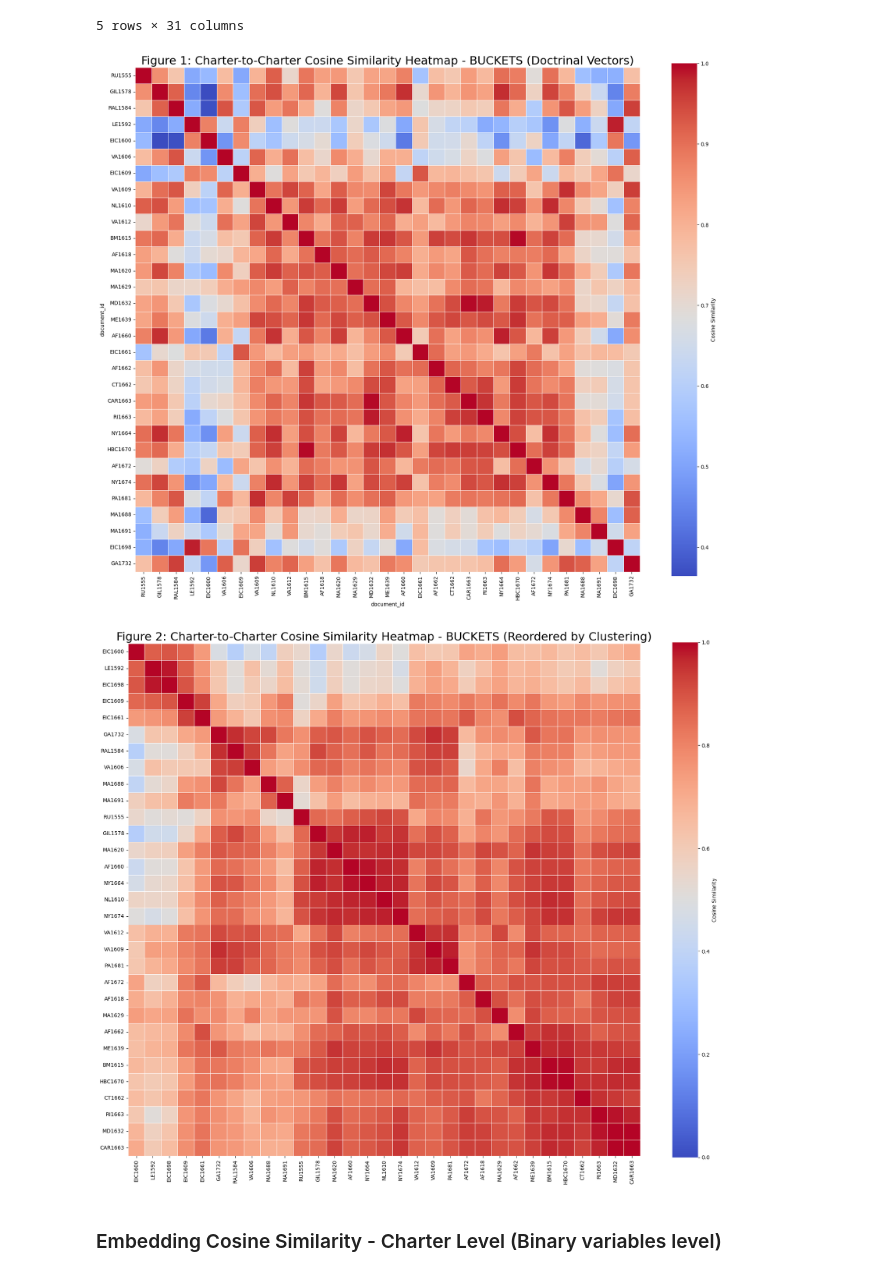
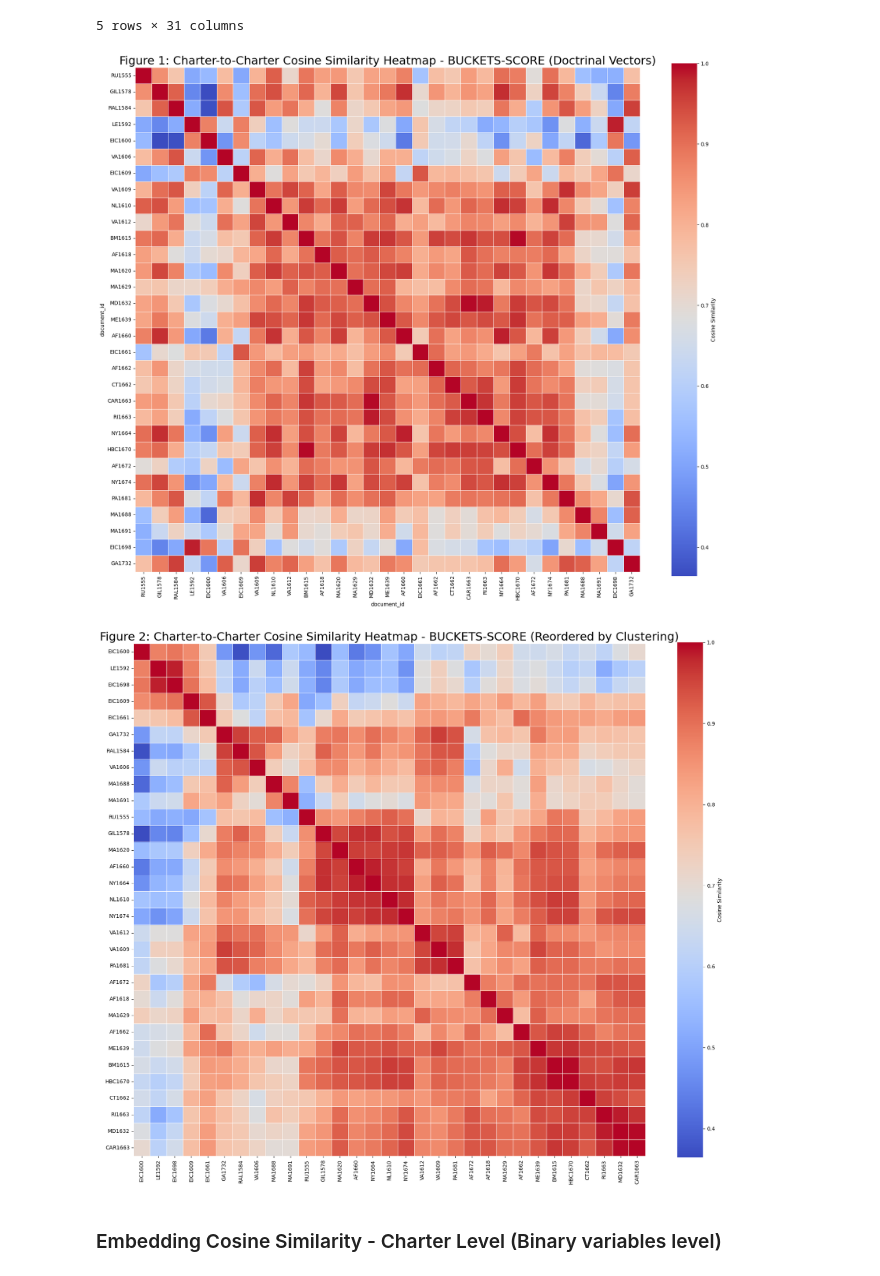
Before and after one commit to OmerNir2/For-Oren, a Jupyter notebook: Embedding_Analysis.ipynb, the cells around one changed output. Saved outputs shown, nothing was run; the diff lists cells and outputs as text; code cells hidden in the pictures.

```diff
--- a/Embedding_Analysis.ipynb
+++ b/Embedding_Analysis.ipynb
@@ -343,44 +343,43 @@ sns.heatmap(
     cbar_kws={'label': 'Cosine Similarity', 'shrink': 0.77},
     linewidths=0.5
 )
-plt.title("Figure 1: Charter-to-Charter Cosine Similarity Heatmap - BUCKETS (Doctrinal Vectors)", fontsize=22)
+plt.title("Figure 1: Charter-to-Charter Cosine Similarity Heatmap - BUCKETS-SCORE (Doctrinal Vectors)", fontsize=22)
 plt.xticks(rotation=90, fontsize=10)
 plt.yticks(rotation=0, fontsize=10)
 plt.tight_layout()
 plt.show()
 # %% [output]
-[figure, old version]
+[figure, new version]
 # %%
 # Step 1: Extract doctrinal vectors
 X = df_anaylsis.values
 
 # Step 2: Compute cosine similarity
 cos_sim_matrix = cosine_similarity(X)
 
 # Step 3: Hierarchical clustering to get optimal order
 linkage_matrix = linkage(1 - cos_sim_matrix, method='average')
 optimal_order = leaves_list(linkage_matrix)
 
 # Step 4: Reorder matrix and charter labels
 ordered_matrix = cos_sim_matrix[np.ix_(optimal_order, optimal_order)]
 ordered_labels = df_anaylsis.index[optimal_order].tolist()
 
 # Step 5: Plot
 plt.figure(figsize=(18, 18))
 sns.heatmap(
     ordered_matrix,
     xticklabels=ordered_labels,
     yticklabels=ordered_labels,
     cmap='coolwarm',
     square=True,
-    vmin=0, vmax=1,
     linewidths=0.5,
     cbar_kws={'label': 'Cosine Similarity', 'shrink': 0.77}
 )
-plt.title("Figure 2: Charter-to-Charter Cosine Similarity Heatmap - BUCKETS (Reordered by Clustering)", fontsize=22)
+plt.title("Figure 2: Charter-to-Charter Cosine Similarity Heatmap - BUCKETS-SCORE (Reordered by Clustering)", fontsize=22)
 plt.xticks(rotation=90, fontsize=10)
 plt.yticks(rotation=0, fontsize=10)
 plt.tight_layout()
 plt.show()
 # %% [output]
-[figure, old version]
+[figure, new version]
```
Also changed, not shown: parts of 4 cells of this notebook, 1 other file.
